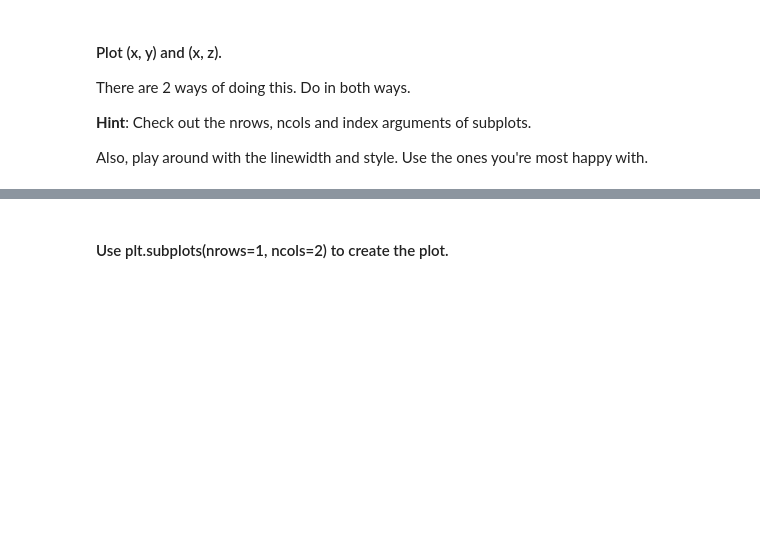
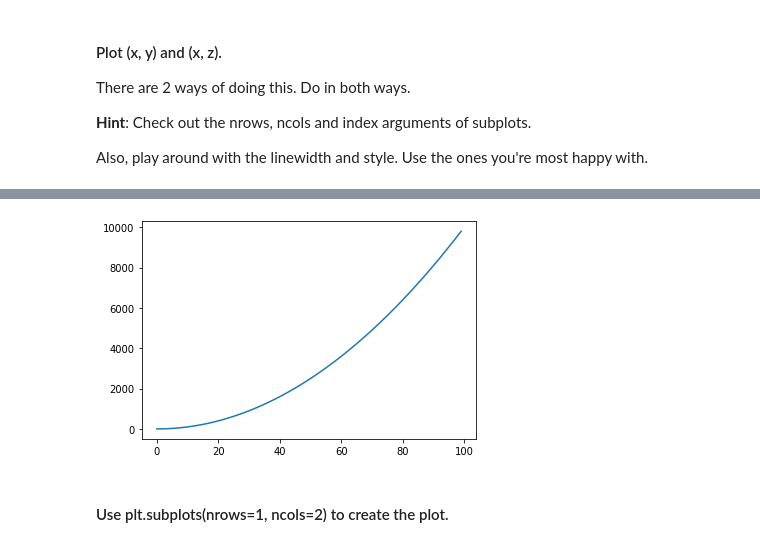
Before and after one commit to ta-datapt-bcn/lab-matplotlib-seaborn, a Jupyter notebook: your-code/main.ipynb, the cells around one changed output, grey strips where cells are left out. Cells and saved outputs as stored; diff of their text form; code cells hidden in the pictures; blank space fills up the shorter version.

```diff
--- a/your-code/main.ipynb
+++ b/your-code/main.ipynb
@@ -28,2 +36,7 @@ Also, play around with the linewidth and style. Use the ones you're most happy w
+# %%
+plt.plot(x,z)
+plt.show()
+# %% [output]
+[figure, added]
 # %% [markdown]
 #### Use plt.subplots(nrows=1, ncols=2) to create the plot.
```
Also changed, not shown: parts of 47 cells of this notebook, 5 other files.
